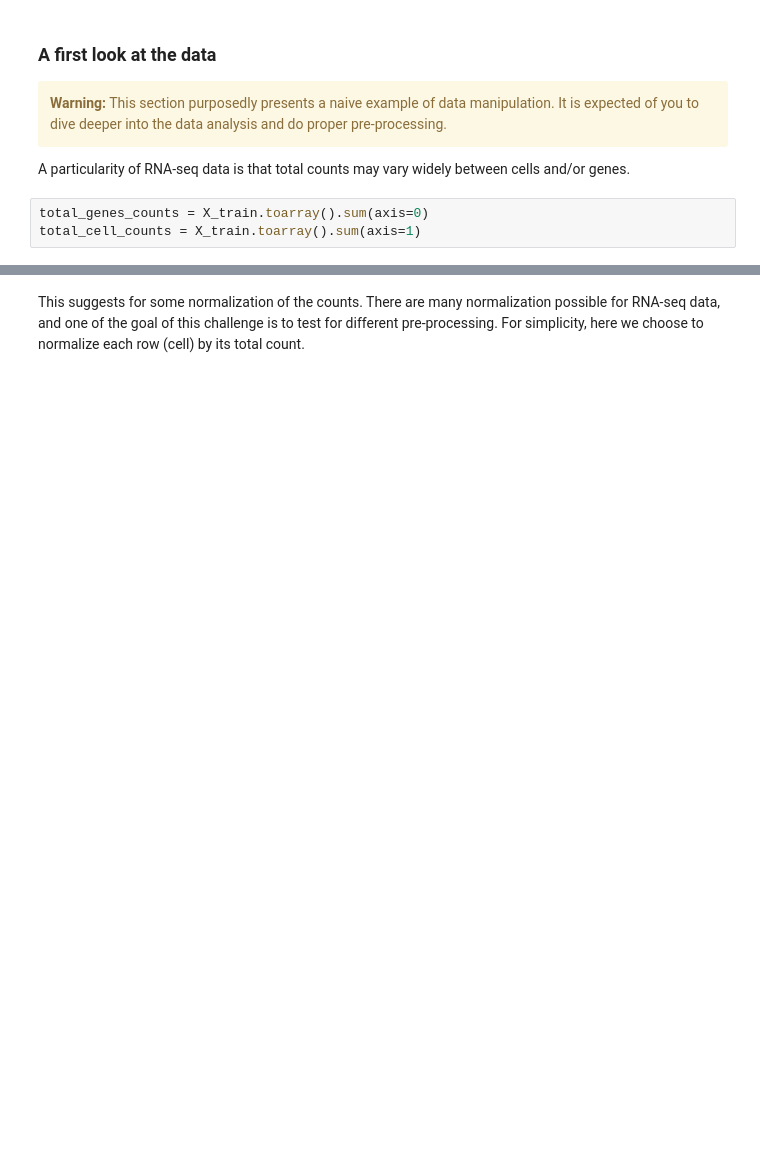
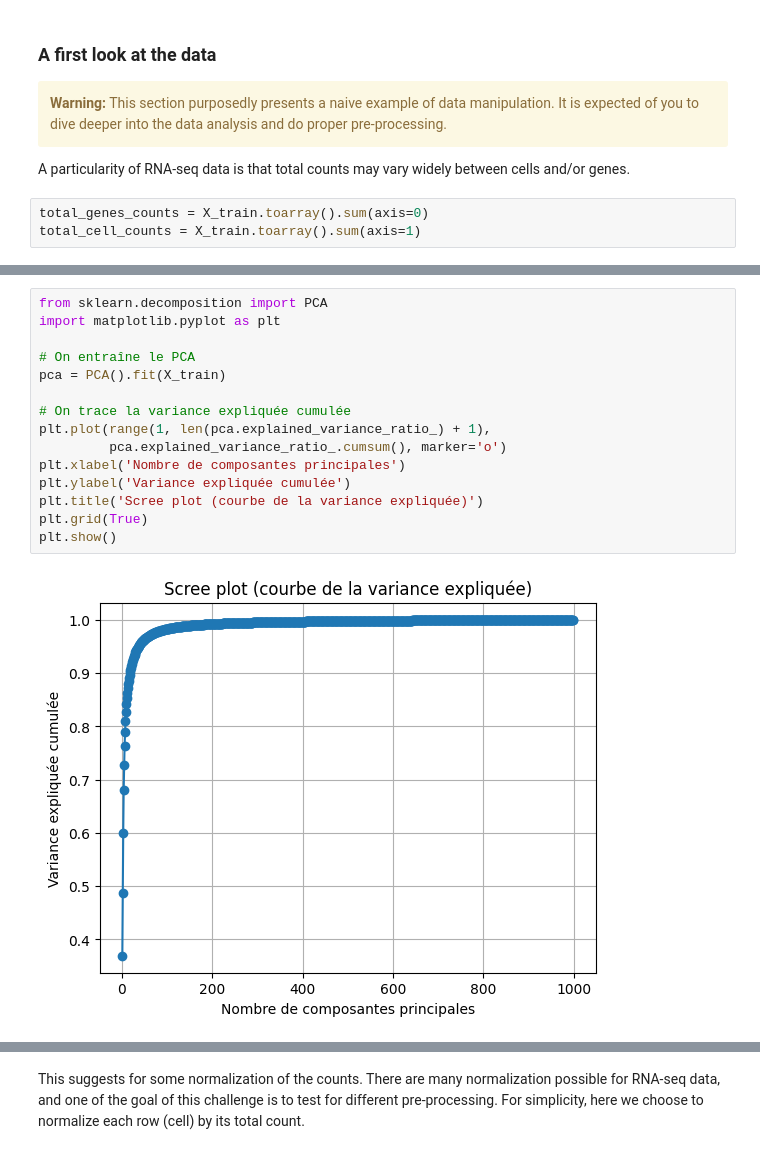
Before and after one commit to DataCampDS/scmark-classification-team_avengers, a Jupyter notebook: draft.ipynb, the cells around one changed output, grey strips where cells are left out. Saved outputs shown, nothing was run; the diff lists cells and outputs as text; blank space fills up the shorter version.

```diff
--- a/draft.ipynb
+++ b/draft.ipynb
@@ -142,0 +159,17 @@ plt.show()
+# %%
+from sklearn.decomposition import PCA
+import matplotlib.pyplot as plt
+
+# On entraîne le PCA
+pca = PCA().fit(X_train)
+
+# On trace la variance expliquée cumulée
+plt.plot(range(1, len(pca.explained_variance_ratio_) + 1),
+         pca.explained_variance_ratio_.cumsum(), marker='o')
+plt.xlabel('Nombre de composantes principales')
+plt.ylabel('Variance expliquée cumulée')
+plt.title('Scree plot (courbe de la variance expliquée)')
+plt.grid(True)
+plt.show()
+# %% [output]
+[figure, added]
```
Also changed, not shown: parts of 43 cells of this notebook.
